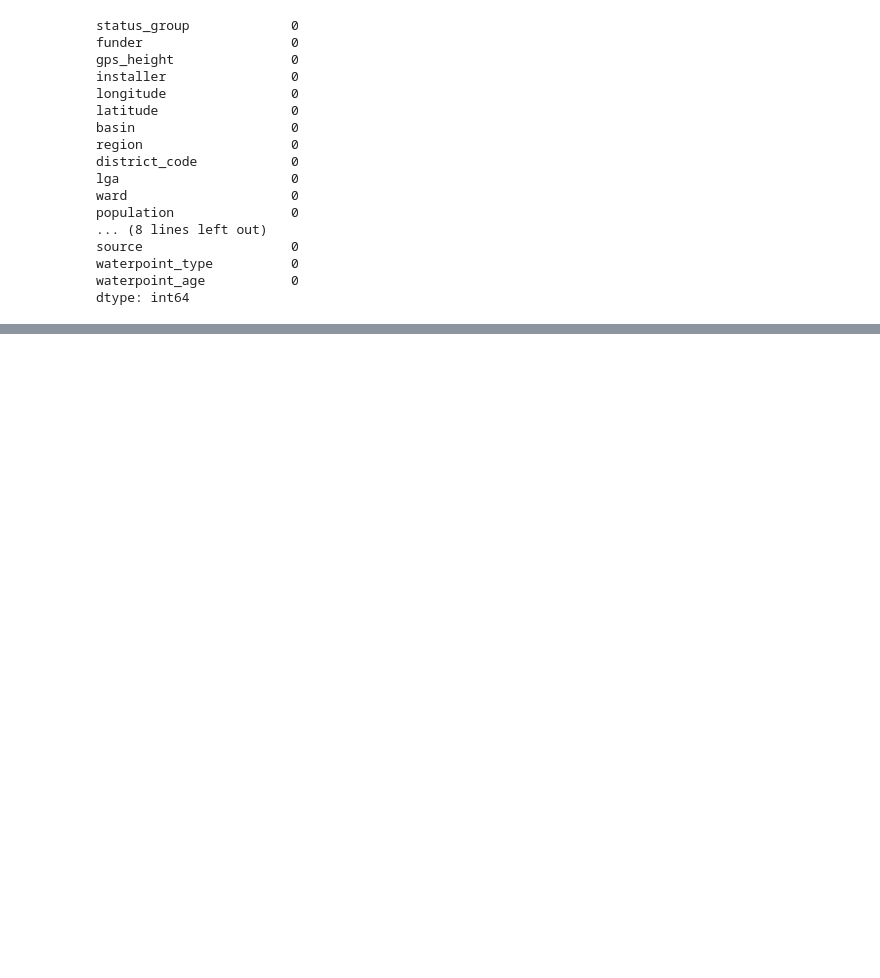
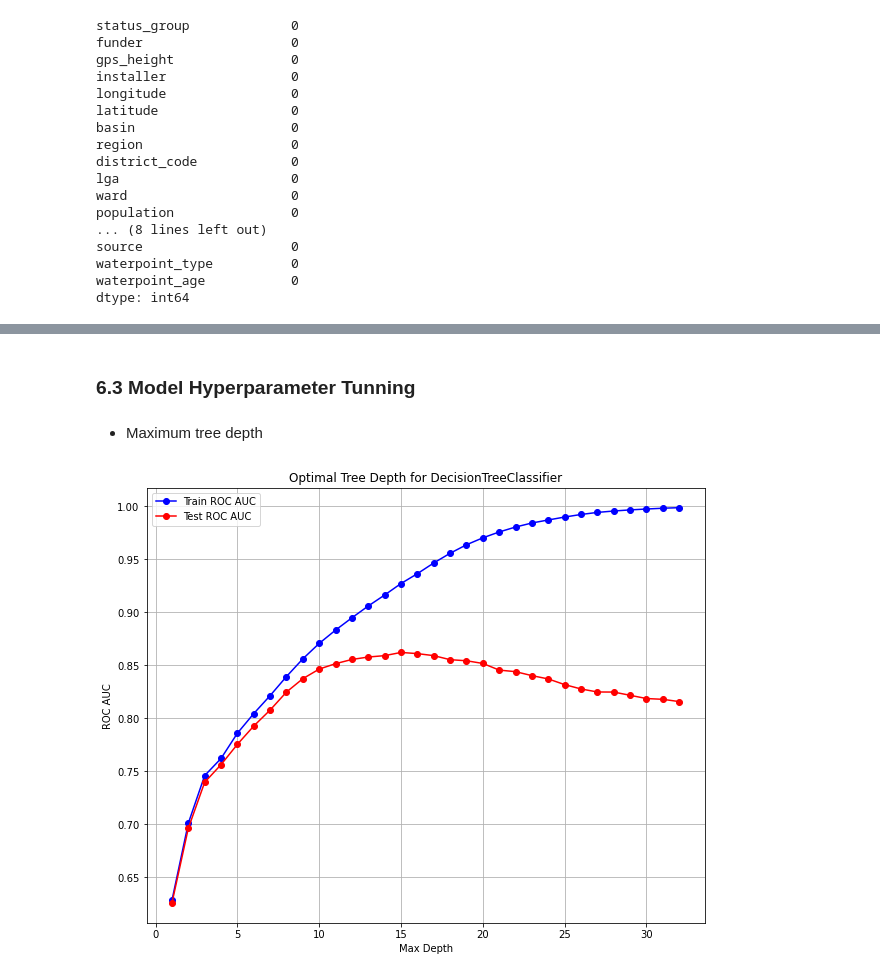
Before and after one commit to OchiengGideon/Phase-3-Project, a Jupyter notebook: index.ipynb, the cells around one changed output, grey strips where cells are left out. Cells and saved outputs as stored; diff of their text form; code cells hidden in the pictures; blank space fills up the shorter version.

Commit message:
Model Hyperparameter Tunning

```diff
--- a/index.ipynb
+++ b/index.ipynb
@@ -750,0 +938,45 @@ dtype: int64
+# %% [markdown]
+### 6.3 Model Hyperparameter Tunning
+# %% [markdown]
+- Maximum tree depth
+# %%
+
+# lists to store AUC values
+train_roc_auc = []
+test_roc_auc = []
+
+# range for max_depth
+max_depth = np.arange(1, 33)
+
+
+for m in max_depth:
+    dt = DecisionTreeClassifier(criterion='entropy', max_depth=m, random_state=42)
+    dt.fit(X_train_encoded, y_train)
+
+
+    y_train_proba = dt.predict_proba(X_train_encoded)[:, 1]  # Probabilities for the positive class
+    y_test_proba = dt.predict_proba(X_test_encoded)[:, 1]
+
+    # Calculate ROC AUC
+    false_positive_rate_train, true_positive_rate_train, _ = roc_curve(y_train, y_train_proba)
+    false_positive_rate_test, true_positive_rate_test, _ = roc_curve(y_test, y_test_proba)
+
+    roc_auc_train = auc(false_positive_rate_train, true_positive_rate_train)
+    roc_auc_test = auc(false_positive_rate_test, true_positive_rate_test)
+
+    # Append AUC values to the lists
+    train_roc_auc.append(roc_auc_train)
+    test_roc_auc.append(roc_auc_test)
+
+# Plot the results
+plt.figure(figsize=(10, 8))
+plt.plot(max_depth, train_roc_auc, label="Train ROC AUC", color="blue", marker="o")
+plt.plot(max_depth, test_roc_auc, label="Test ROC AUC", color="red", marker="o")
+plt.xlabel("Max Depth")
+plt.ylabel("ROC AUC")
+plt.title("Optimal Tree Depth for DecisionTreeClassifier")
+plt.legend()
+plt.grid(True)
+plt.show()
+# %% [output]
+[figure, added]
```
Also changed, not shown: parts of 32 cells of this notebook.
